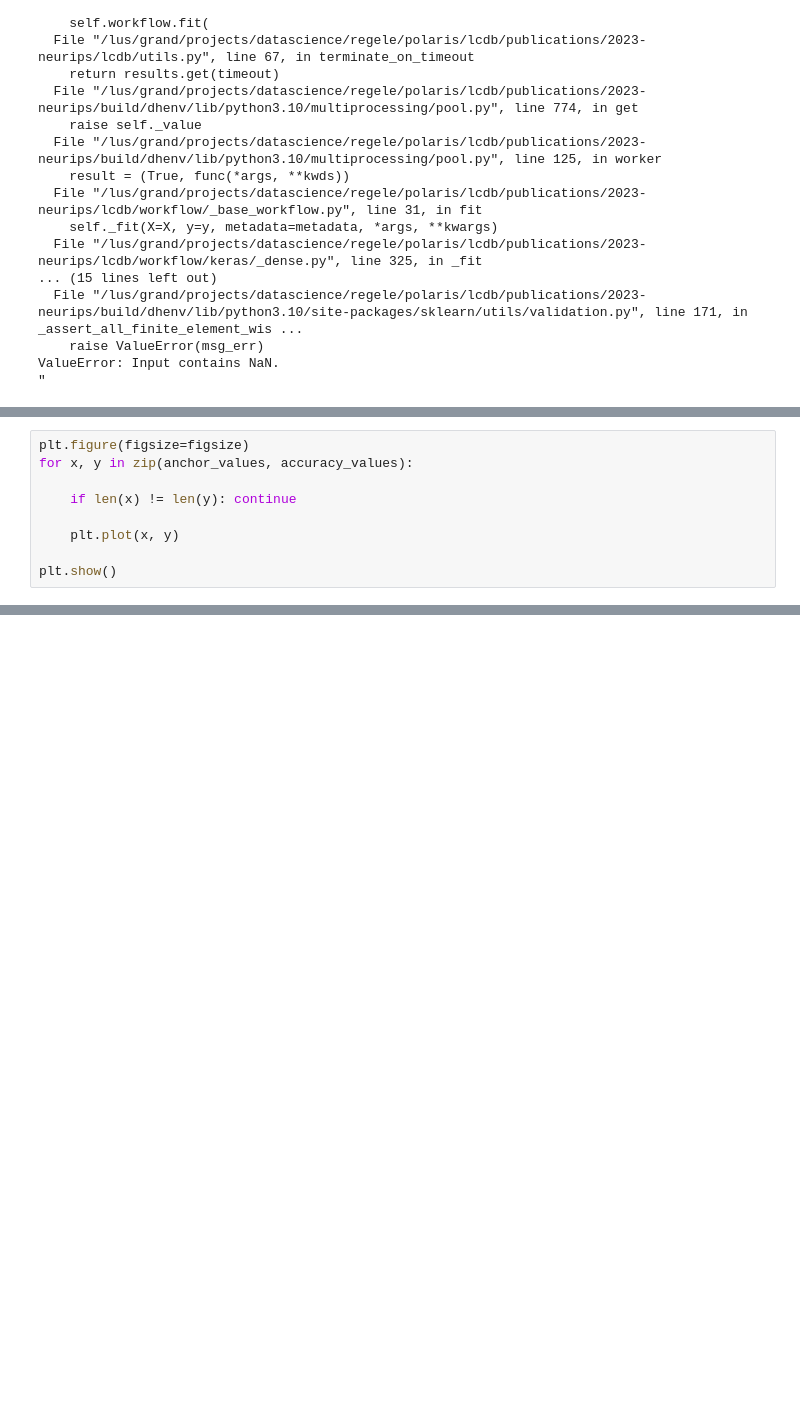
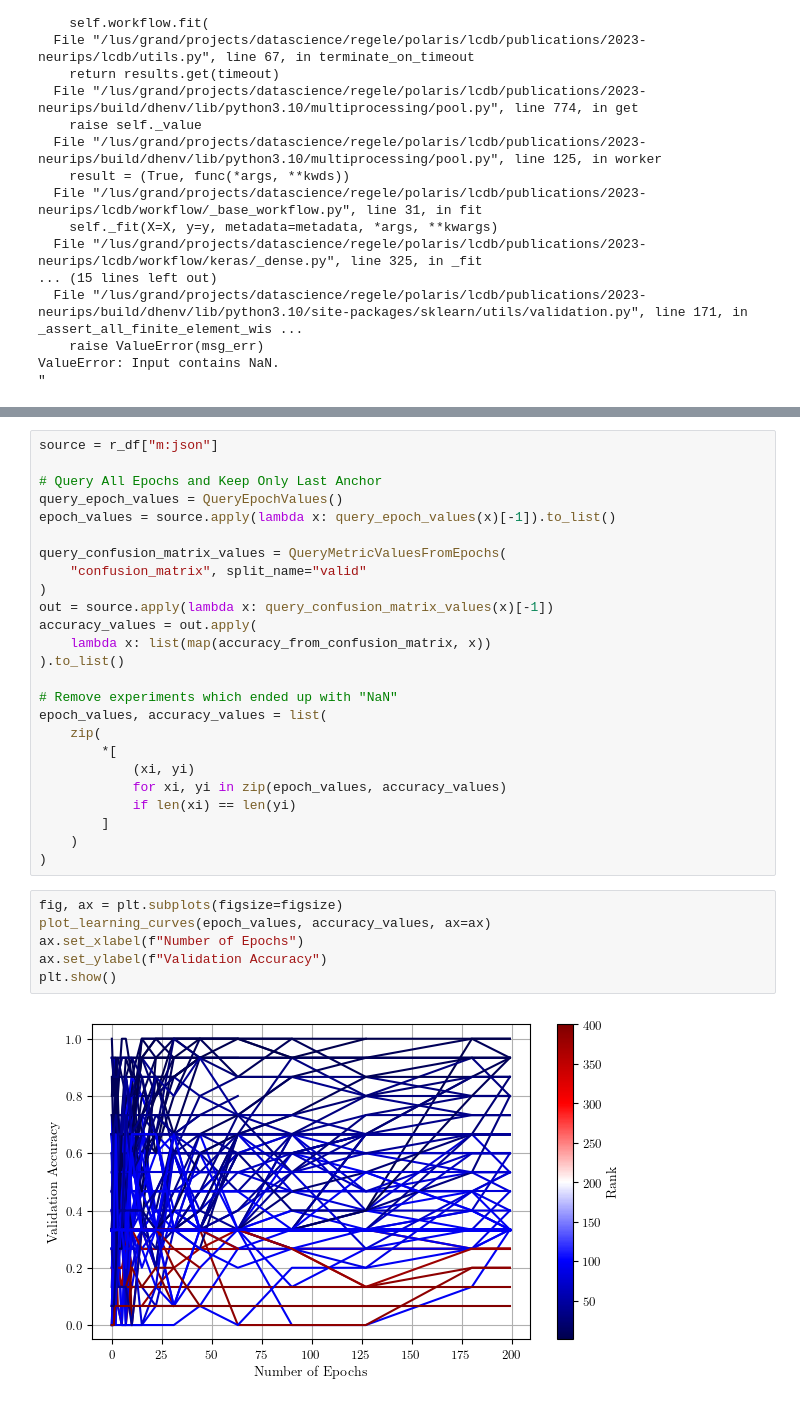
Before and after one commit to fmohr/lcdb, a Jupyter notebook: publications/2023-neurips/experiments/alcf/Analysis.ipynb, the cells around one changed output, grey strips where cells are left out. Saved outputs shown, nothing was run; the diff lists cells and outputs as text; blank space fills up the shorter version.

```diff
--- a/publications/2023-neurips/experiments/alcf/Analysis.ipynb
+++ b/publications/2023-neurips/experiments/alcf/Analysis.ipynb
@@ -118,9 +110,0 @@ accuracy_values = out.apply(lambda x: list(map(accuracy_from_confusion_matrix, x
-# %%
-plt.figure(figsize=figsize)
-for x, y in zip(anchor_values, accuracy_values):
-
-    if len(x) != len(y): continue
-
-    plt.plot(x, y)
-
-plt.show()
@@ -487,0 +119,33 @@ plt.show()
+# %%
+source = r_df["m:json"]
+
+# Query All Epochs and Keep Only Last Anchor
+query_epoch_values = QueryEpochValues()
+epoch_values = source.apply(lambda x: query_epoch_values(x)[-1]).to_list()
+
+query_confusion_matrix_values = QueryMetricValuesFromEpochs(
+    "confusion_matrix", split_name="valid"
+)
+out = source.apply(lambda x: query_confusion_matrix_values(x)[-1])
+accuracy_values = out.apply(
+    lambda x: list(map(accuracy_from_confusion_matrix, x))
+).to_list()
+
+# Remove experiments which ended up with "NaN"
+epoch_values, accuracy_values = list(
+    zip(
+        *[
+            (xi, yi)
+            for xi, yi in zip(epoch_values, accuracy_values)
+            if len(xi) == len(yi)
+        ]
+    )
+)
+# %%
+fig, ax = plt.subplots(figsize=figsize)
+plot_learning_curves(epoch_values, accuracy_values, ax=ax)
+ax.set_xlabel(f"Number of Epochs")
+ax.set_ylabel(f"Validation Accuracy")
+plt.show()
+# %% [output]
+[figure, added]
```
Also changed, not shown: parts of 24 cells of this notebook, 4 other files.
